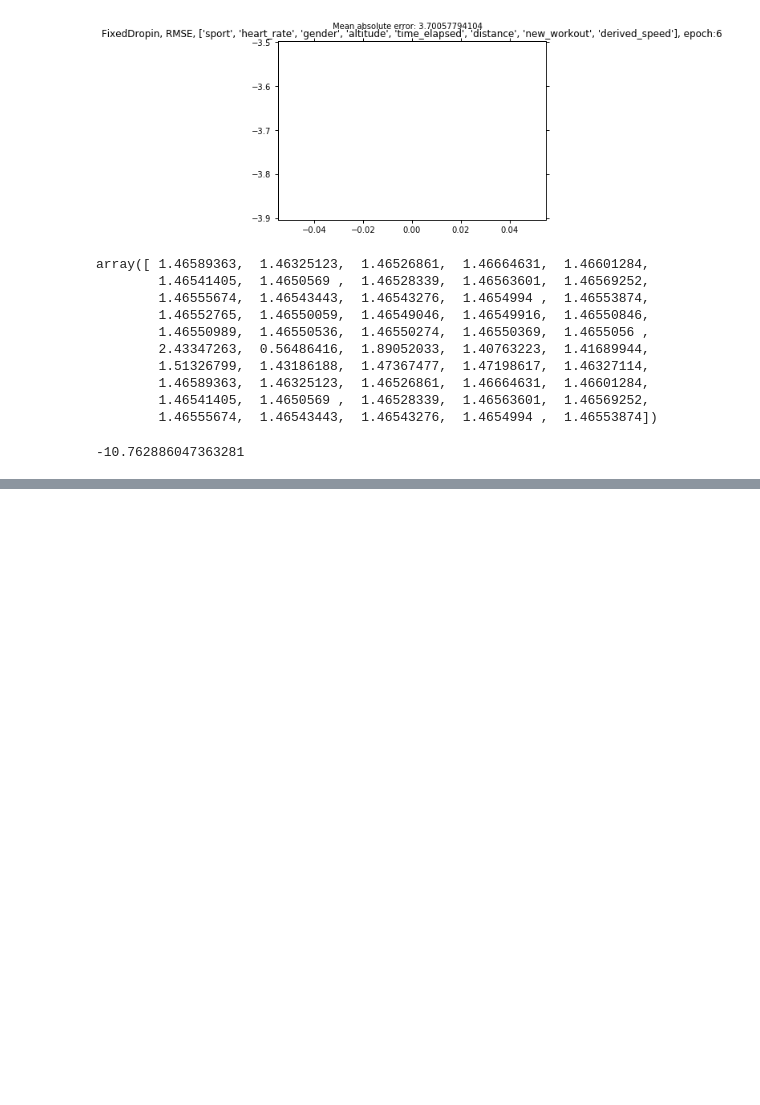
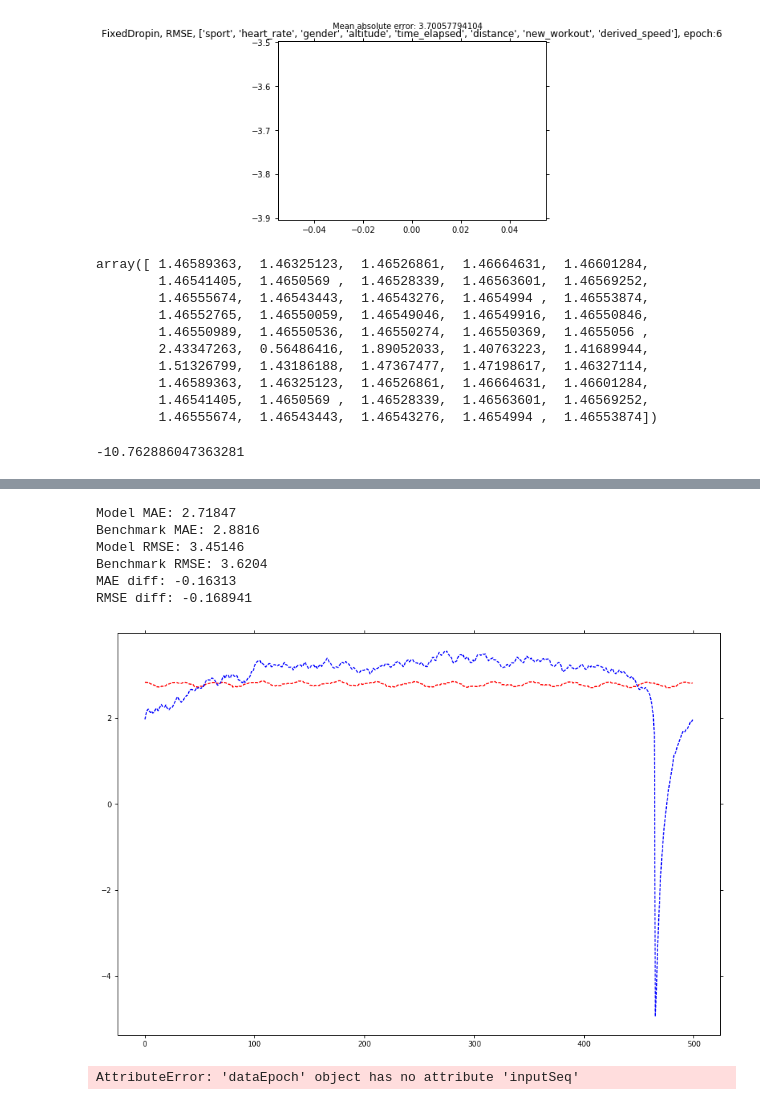
Before and after one commit to Epist/endomondo_inference, a Jupyter notebook: testPlotting.ipynb, the cells around one changed output, grey strips where cells are left out. Cells and saved outputs as stored; diff of their text form; code cells hidden in the pictures; blank space fills up the shorter version.

```diff
--- a/testPlotting.ipynb
+++ b/testPlotting.ipynb
@@ -4,6 +4,7 @@ import matplotlib
 import matplotlib.pyplot as plt
 import pickle
 import numpy as np
+import pandas as pd
 
 def loadData(fileName):
     print("Loading data file")
@@ -27,19 +28,34 @@ class dataEpoch(object):
         self.trainValTestSplit = trainValTestSplit
         self.modelRunIdentifier = modelRunIdentifier
 
-def transformData(data, sequenceLength=500, scalingFactor=1):
+def transformData(data, sequenceLength=500, scalingFactor=1, useInputs=False):
     predictionsList = data.logitSeq
     targetsList = data.targetSeq
+    if useInputs:
+        inputsList = data.inputSeq
 
     numRows = int(len(predictionsList)/500)
     predictionsByWorkout = np.zeros((numRows, sequenceLength))
     targetsByWorkout = np.zeros((numRows, sequenceLength))
+    if useInputs:
+        inputsByWorkout = np.zeros((numRows, sequenceLength))
+
     #Now transform the lists into n x 500 arrays
     for i in range(numRows):
         predictionsByWorkout[i,:] = predictionsList[i*sequenceLength : (i+1)*sequenceLength]
         targetsByWorkout[i,:] = targetsList[i*sequenceLength : (i+1)*sequenceLength]
+        if useInputs:
+            inputsByWorkout[i,:] = inputsList[i*sequenceLength : (i+1)*sequenceLength]
 
-    return (predictionsByWorkout*scalingFactor, targetsByWorkout*scalingFactor)
+    if useInputs:
+        return (predictionsByWorkout*scalingFactor, targetsByWorkout*scalingFactor, inputsByWorkout*scalingFactor)
+    else:
+        return (predictionsByWorkout*scalingFactor, targetsByWorkout*scalingFactor)
+
+def buildDataFrame(data):
+    predictionsByWorkout, targetsByWorkout, inputsByWorkout = transformData(data, sequenceLength=500, scalingFactor=1, useInputs=True)
+
+    #Now build a PANDAS dataframe
 
 def sampleAverageBenchmark(data, scalingFactor=1, errorType="MAE"):
     """Computes the error of a model that takes the sample average of the predictions and uses it to predict each data point
@@ -436,0 +483,47 @@ np.min(targetsByWorkout)
+# %%
+print("Model MAE: " + str(sampleModelPerformance(LarryModelData, errorType="MAE")))
+print("Benchmark MAE: " + str(sampleAverageBenchmark(LarryModelData, errorType="MAE")))
+print("Model RMSE: " + str(sampleModelPerformance(LarryModelData, errorType="RMSE")))
+print("Benchmark RMSE: " + str(sampleAverageBenchmark(LarryModelData, errorType="RMSE")))
+print("MAE diff: " + str(sampleModelPerformance(LarryModelData, errorType="MAE")-sampleAverageBenchmark(LarryModelData, errorType="MAE")))
+print("RMSE diff: " + str(sampleModelPerformance(LarryModelData, errorType="RMSE")-sampleAverageBenchmark(LarryModelData, errorType="RMSE")))
+#plotPerformance(LarryModelData, plotTitle="RMSE no sport")
+# %% [output]
+Model MAE: 2.71847
+Benchmark MAE: 2.8816
+Model RMSE: 3.45146
+Benchmark RMSE: 3.6204
+MAE diff: -0.16313
+RMSE diff: -0.168941
+# %%
+#plotPerformance(dataNewNew)
+data=LarryModelData
+predictionsByWorkout, targetsByWorkout = transformData(data, sequenceLength=500, scalingFactor=1)
+#residuals = predictionsByWorkout-targetsByWorkout
+#Compute the means and standard deviations of the residuals
+
+
+subsetStart=0
+subsetLength = 1000
+
+subsetEnd=subsetStart + subsetLength
+predictionsByWorkoutSubset=predictionsByWorkout[subsetStart:subsetEnd,:]
+targetsByWorkoutSubset=targetsByWorkout[subsetStart:subsetEnd,:]
+meansPred = predictionsByWorkoutSubset.mean(0)
+stdsPred = predictionsByWorkoutSubset.std(0)
+meansTar = targetsByWorkoutSubset.mean(0)
+stdsTar = targetsByWorkoutSubset.std(0)
+indices=np.array(range(len(meansTar)))
+#Plot the mean exercise sequence with error bars representing the standard deviation
+plt.figure(num=None, figsize=(15, 10), dpi=100, facecolor='w', edgecolor='k')
+
+plt.plot(indices, meansPred, 'r--', indices, meansTar, 'b--')
+#plt.title("Average predicted heart rates")
+#plt.plot([1,2,3],[1,1,1])
+plt.show()
+# %% [output]
+[figure, added]
+# %%
+LarryModelData.inputSeq
+# %% [output]
+AttributeError: 'dataEpoch' object has no attribute 'inputSeq'
```
Also changed, not shown: parts of 1 cell of this notebook, 5 other files.
